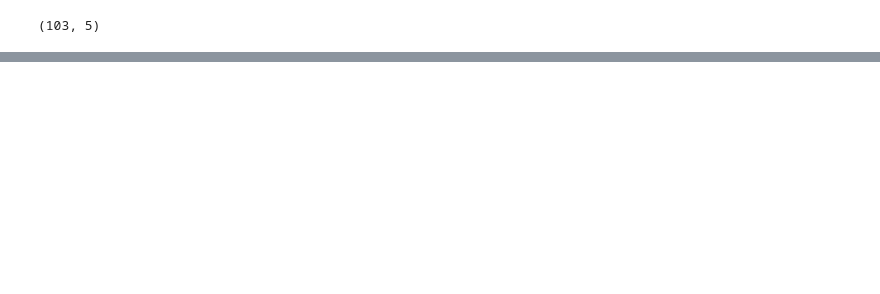
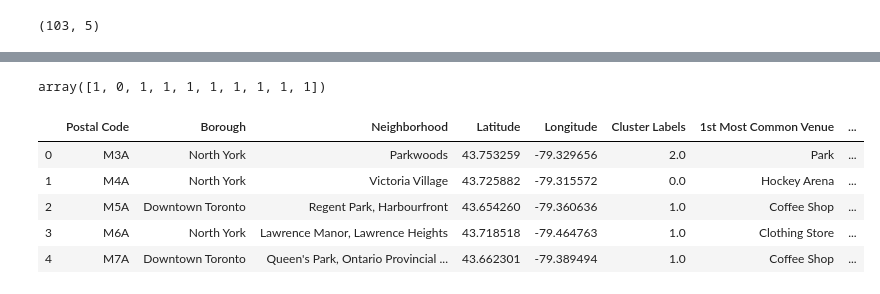
Before and after one commit to Shauniqlo/IBM_CapStone, a Jupyter notebook: Segmenting and Clustering Neighborhoods in Toronto.ipynb, the cells around one changed output, grey strips where cells are left out. Drawn from its saved outputs; the diff is of its cells as text; code cells hidden in the pictures; blank space fills up the shorter version.

Commit message:
Segmented and Clustered Neighborhoods in Toronto

```diff
--- a/Segmenting and Clustering Neighborhoods in Toronto.ipynb
+++ b/Segmenting and Clustering Neighborhoods in Toronto.ipynb
@@ -67,0 +268,3 @@ toronto_geospatial_data.shape
+# %%
+toronto_grouped = toronto_onehot.groupby('Neighborhood').mean().reset_index()
+toronto_grouped
@@ -67,0 +296,21 @@ toronto_geospatial_data.shape
+# %%
+num_top_venues = 10
+
+indicators = ['st', 'nd', 'rd']
+
+# create columns according to number of top venues
+columns = ['Neighborhood']
+for ind in np.arange(num_top_venues):
+    try:
+        columns.append('{}{} Most Common Venue'.format(ind+1, indicators[ind]))
+    except:
+        columns.append('{}th Most Common Venue'.format(ind+1))
+
+# create a new dataframe
+neighborhoods_venues_sorted = pd.DataFrame(columns=columns)
+neighborhoods_venues_sorted['Neighborhood'] = toronto_grouped['Neighborhood']
+
+for ind in np.arange(toronto_grouped.shape[0]):
+    neighborhoods_venues_sorted.iloc[ind, 1:] = return_most_common_venues(toronto_grouped.iloc[ind, :], num_top_venues)
+
+neighborhoods_venues_sorted.head()
@@ -67,0 +324,30 @@ toronto_geospatial_data.shape
+# %%
+# set number of clusters
+kclusters = 5
+
+toronto_grouped_clustering = toronto_grouped.drop('Neighborhood', 1)
+
+# run k-means clustering
+kmeans = KMeans(n_clusters=kclusters, random_state=0).fit(toronto_grouped_clustering)
+
+# check cluster labels generated for each row in the dataframe
+kmeans.labels_[0:10]
+# %% [output]
+array([1, 0, 1, 1, 1, 1, 1, 1, 1, 1])
+# %%
+# add clustering labels
+neighborhoods_venues_sorted.insert(0, 'Cluster Labels', kmeans.labels_)
+
+toronto_merged = toronto_geospatial_data
+
+# merge toronto_grouped with toronto_data to add latitude/longitude for each neighborhood
+toronto_merged = toronto_merged.join(neighborhoods_venues_sorted.set_index('Neighborhood'), on='Neighborhood')
+
+toronto_merged.head()# check the last columns!
+# %% [output]
+|  | Postal Code | Borough | Neighborhood | Latitude | Longitude | Cluster Labels | 1st Most Common Venue | ... |
+| 0 | M3A | North York | Parkwoods | 43.753259 | -79.329656 | 2.0 | Park | ... |
+| 1 | M4A | North York | Victoria Village | 43.725882 | -79.315572 | 0.0 | Hockey Arena | ... |
+| 2 | M5A | Downtown Toronto | Regent Park, Harbourfront | 43.654260 | -79.360636 | 1.0 | Coffee Shop | ... |
+| 3 | M6A | North York | Lawrence Manor, Lawrence Heights | 43.718518 | -79.464763 | 1.0 | Clothing Store | ... |
+| 4 | M7A | Downtown Toronto | Queen's Park, Ontario Provincial ... | 43.662301 | -79.389494 | 1.0 | Coffee Shop | ... |
```
Also changed, not shown: parts of 19 cells of this notebook.
